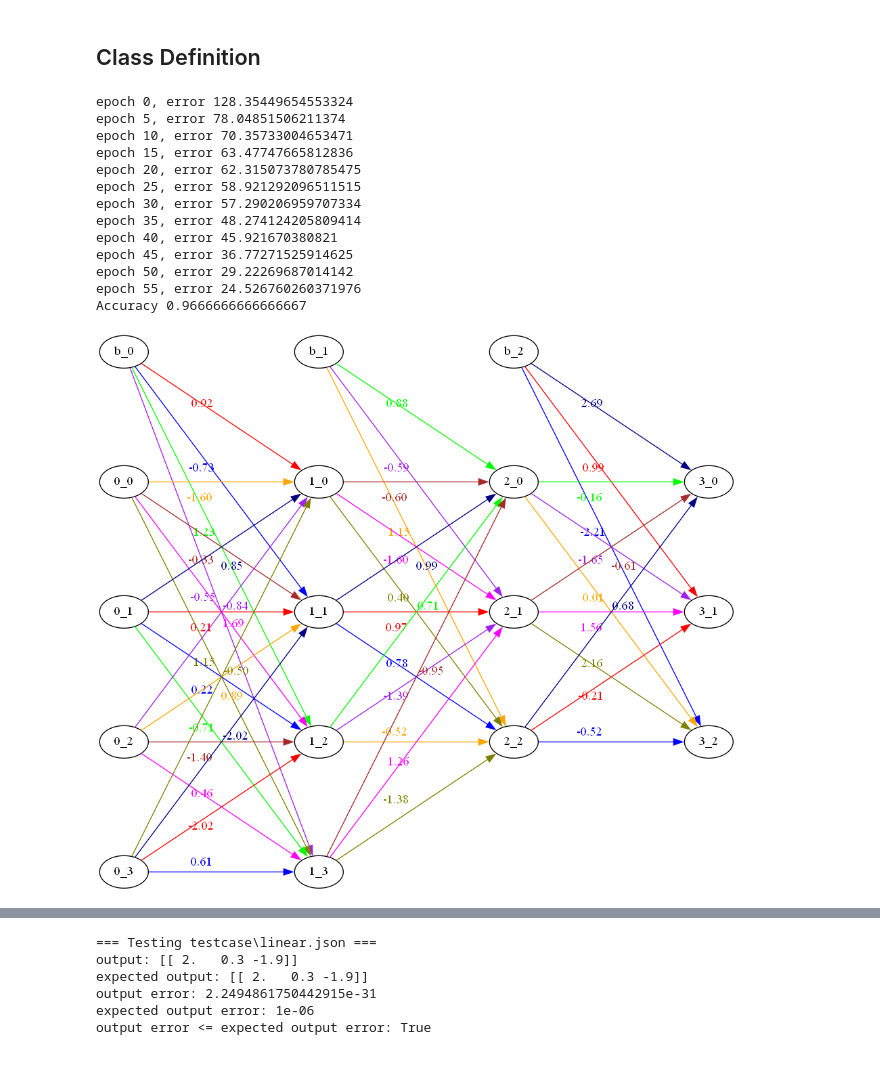
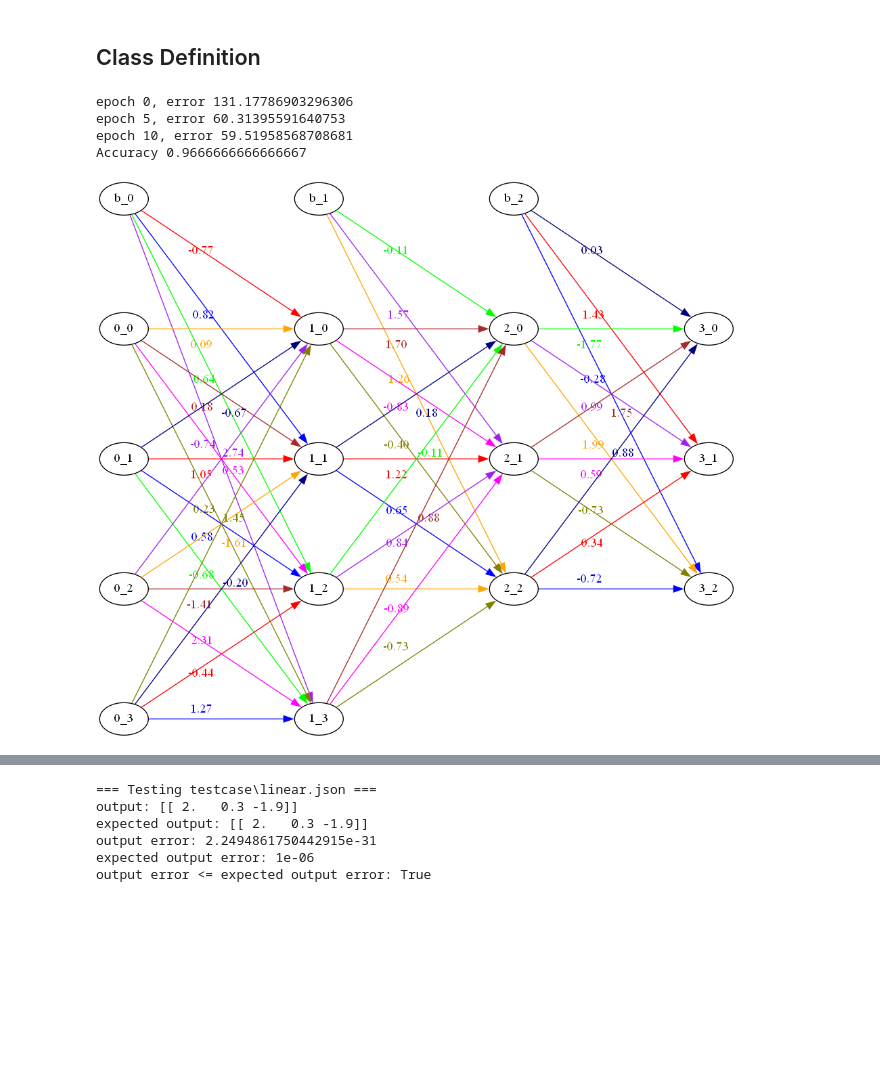
Before and after one commit to reverseon/tugas-besar-ml, a Jupyter notebook: main.ipynb, the cells around one changed output, grey strips where cells are left out. Saved outputs shown, nothing was run; the diff lists cells and outputs as text; code cells hidden in the pictures; blank space fills up the shorter version.

Commit message:
feat: added scaling to data and weights

```diff
--- a/main.ipynb
+++ b/main.ipynb
@@ -40,6 +40,9 @@ def mse(x, target, drv=False):
 
 def cross_entropy(x, target, drv=False):
     return -np.sum(target * np.log(x))
+
+def minmaxscaler(x):
+    return (x - np.min(x)) / (np.max(x) - np.min(x))
 # %% [markdown]
 ## Class Definition
 # %%
@@ -62,6 +65,8 @@ class FFNN:
                     np.random.seed(rand_seed)
                 self.Wdict[f'{i-1}-to-{i}'] = np.random.randn(
                     n_neuron_each_layer[i-1]+1, n_neuron_each_layer[i])
+                # Scale weights
+                self.Wdict[f'{i-1}-to-{i}'] = minmaxscaler(self.Wdict[f'{i-1}-to-{i}'])
         else:
             assert len(preweight) == n_layer - 1
             preweight = [np.array(w) for w in preweight]
@@ -103,8 +108,11 @@ class FFNN:
     def fit(self, x, y, max_iter=10, lr=0.1, batch_size=None, err_threshold=None, verbose=False):
         assert x.ndim == 2
         assert x.shape[1] == self.n_neuron[0]
-        assert y.ndim == 2
-        assert y.shape[1] == self.n_neuron[-1]
+        # scale x
+        x = minmaxscaler(x)
+        # one hot encode y
+        n_classes = len(np.unique(y))
+        y = np.eye(n_classes)[y]
         for epoch in range(max_iter):
             idx = range(0, x.shape[0], batch_size)
             rand_idx = np.random.permutation(idx)
@@ -128,7 +136,9 @@ class FFNN:
                 break
 
     def predict(self, x):
-        return self.forward(x)
+        x = minmaxscaler(x)
+        y_pred = np.argmax(self.forward(x), axis=1)
+        return y_pred
 
     def savetojson(self, filename):
         assert filename.endswith('.json')
@@ -191,36 +201,25 @@ class FFNN:
 # %%
 from sklearn.datasets import load_iris
 from sklearn.model_selection import train_test_split
 # reminder: implement stop at err < err_thres
 data = load_iris()
 x = data['data']
 y = data['target']
-y = np.eye(3)[y]
 x_train, x_test, y_train, y_test = train_test_split(x, y, test_size=0.2, random_state=42)
-m = FFNN([4, 4, 3, 3], ['relu', 'relu', 'softmax'], rand_seed=69)
-m.fit(x_train, y_train, max_iter=100, lr=0.008, batch_size=5, err_threshold=25, verbose=5)
+m = FFNN([4, 4, 3, 3], ['relu', 'relu', 'softmax'], rand_seed=42)
+m.fit(x_train, y_train, max_iter=100, lr=0.05, batch_size=5, err_threshold=25, verbose=5)
 y_pred = m.predict(x_test)
-y_pred = np.argmax(y_pred, axis=1)
-y_test = np.argmax(y_test, axis=1)
+
 print("Accuracy", np.sum(y_pred == y_test) / len(y_test))
 
 m.savetojson('iris.json')
 m.draw()
 # %% [output]
-epoch 0, error 128.35449654553324
-epoch 5, error 78.04851506211374
-epoch 10, error 70.35733004653471
-epoch 15, error 63.47747665812836
-epoch 20, error 62.315073780785475
-epoch 25, error 58.921292096511515
-epoch 30, error 57.290206959707334
-epoch 35, error 48.274124205809414
-epoch 40, error 45.921670380821
-epoch 45, error 36.77271525914625
-epoch 50, error 29.22269687014142
-epoch 55, error 24.526760260371976
+epoch 0, error 131.17786903296306
+epoch 5, error 60.31395591640753
+epoch 10, error 59.51958568708681
 Accuracy 0.9666666666666667
-[figure, old version]
+[figure, new version]
 # %%
 ff = FFNN([3, 4, 4, 2, 1])
 np.random.seed(GLOBAL_SEED)
```
Also changed, not shown: parts of 2 cells of this notebook.
